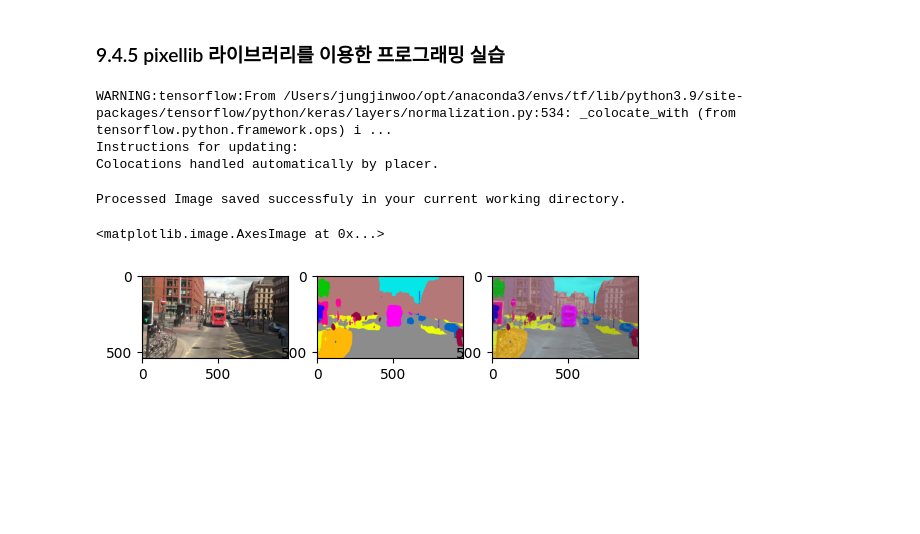
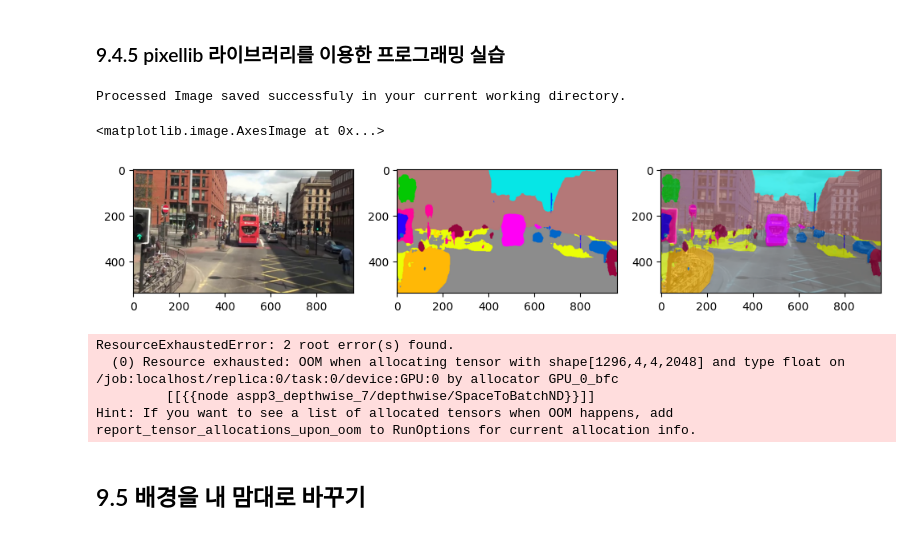
Before and after one commit to kwjinwoo/VisionPhD, a Jupyter notebook: chapter9.ipynb, the cells around one changed output. Saved outputs shown, nothing was run; the diff lists cells and outputs as text; code cells hidden in the pictures; blank space fills up the shorter version.

```diff
--- a/chapter9.ipynb
+++ b/chapter9.ipynb
@@ -97,40 +114,43 @@ cv2.destroyAllWindows()
 # %%
 # 정지 이미지 semantic segmentation
 seg = semantic_segmentation()
 seg.load_ade20k_model("./saved_model/deeplabv3_xception65_ade20k.h5")
 
 
 img_fname = "./imgs/mot_color70.jpg"
 seg.segmentAsAde20k(img_fname, output_image_name="image_new.jpg")
 info1, img_segmented1 = seg.segmentAsAde20k(img_fname)
 info2, img_segmented2 = seg.segmentAsAde20k(img_fname, overlay=True)
 
 
+plt.figure(figsize=(12, 12))
 plt.subplot(1, 3, 1)
 plt.imshow(cv2.imread(img_fname)[..., ::-1])
 plt.subplot(1, 3, 2)
 plt.imshow(img_segmented1[..., ::-1])
 plt.subplot(1, 3, 3)
 plt.imshow(img_segmented2[..., ::-1])
 # %% [output]
-WARNING:tensorflow:From /Users/jungjinwoo/opt/anaconda3/envs/tf/lib/python3.9/site-packages/tensorflow/python/keras/layers/normalization.py:534: _colocate_with (from tensorflow.python.framework.ops) i ...
-Instructions for updating:
-Colocations handled automatically by placer.
+Processed Image saved successfuly in your current working directory.
-Processed Image saved successfuly in your current working directory.
+<matplotlib.image.AxesImage at 0x...>
-<matplotlib.image.AxesImage at 0x...>
-[figure, old version]
+[figure, new version]
 # %%
 # 비디오 semantic segmentation
-cap = cv2.VideoCapture("./")
+cap = cv2.VideoCapture("./video/street.mp4")
 
 seg_video = semantic_segmentation()
 seg_video.load_ade20k_model("./saved_model/deeplabv3_xception65_ade20k.h5")
 
-seg_video.process_camera_ade20k(cap, overlay=True, frames_per_second=2, output_vidieo_name="output_video.mp4",
+seg_video.process_camera_ade20k(cap, overlay=True, frames_per_second=2, output_video_name="output_video.mp4",
                                show_frames=True, frame_name="Pixellib")
 
 cap.release()
 cv2.destroyAllWindows()
+# %% [output]
+ResourceExhaustedError: 2 root error(s) found.
+  (0) Resource exhausted: OOM when allocating tensor with shape[1296,4,4,2048] and type float on /job:localhost/replica:0/task:0/device:GPU:0 by allocator GPU_0_bfc
+         [[{{node aspp3_depthwise_7/depthwise/SpaceToBatchND}}]]
+Hint: If you want to see a list of allocated tensors when OOM happens, add report_tensor_allocations_upon_oom to RunOptions for current allocation info.
 # %%
 # 정지 이미지 instance segmentation
 seg = instance_segmentation()
@@ -153,3 +173,5 @@ seg_video.process_camera(cap, segment_target_classes=target_calss, frames_per_se
 
 cap.release()
 cv2.destroyAllWindows()
+# %% [markdown]
+## 9.5 배경을 내 맘대로 바꾸기
```
Also changed, not shown: parts of 5 cells of this notebook, 7 other files.
